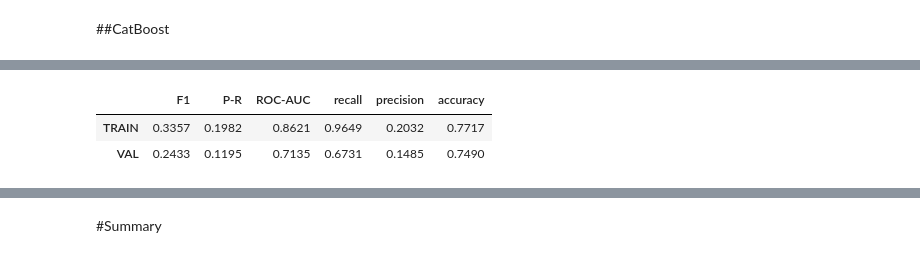
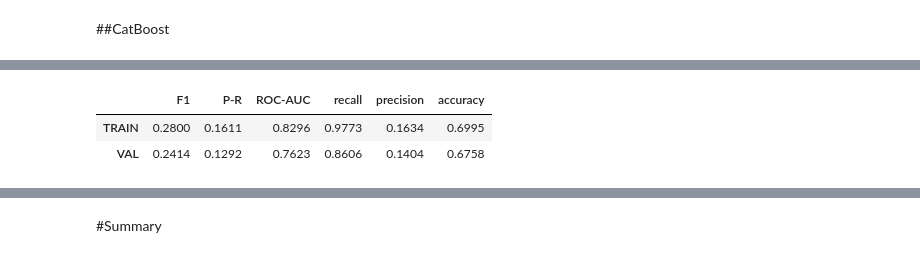
Before and after one commit to aziegert/Vehicle_Insurance_Claim_Fraud_Detection, a Jupyter notebook: Vehicle_Insurance_Claim_Fraud_Detection_v2.ipynb, the cells around one changed output, grey strips where cells are left out. Saved outputs shown, nothing was run; the diff lists cells and outputs as text; code cells hidden in the pictures.

```diff
--- a/Vehicle_Insurance_Claim_Fraud_Detection_v2.ipynb
+++ b/Vehicle_Insurance_Claim_Fraud_Detection_v2.ipynb
@@ -490,3 +512,3 @@ features_to_transform = ['Make', 'MaritalStatus', 'PolicyType']
 # %%
-for col in features_to_transform:
-  df[col] = df[col].astype('category')
+# for col in features_to_transform:
+#   df[col] = df[col].astype('category')
@@ -536,3 +525,9 @@ df_t.drop(['PolicyType_Sport - All Perils', 'PolicyType_Sport - Liability', 'Pol
+# %%
+numerical_features = ['WeekOfMonth', 'WeekOfMonthClaimed', 'Age', 'Deductible',
+                      'DriverRating', 'PoliceReportFiled', 'WitnessPresent',
+                      'Male', 'ThirdParty', 'Urban', 'AgentType_External']
+
+df_n = df[numerical_features].copy()
 # %% [markdown]
 #Metrics
 # %%
@@ -551,7 +546,7 @@ def calculate_metrics(y,y_pred):
 def get_result(model, X_train, X_val, y_train, y_val):
 
   model.fit(X_train, y_train)
-  cvs = cross_val_score(model, cv=skf, X=X1_train, y=y1_train, scoring='f1')
+  cvs = cross_val_score(model, cv=skf, X=X_train, y=y_train, scoring='f1')
 
   y_train_pred = model.predict(X_train)
   metrics_train = calculate_metrics(y_train, y_train_pred)
@@ -575,9 +570,7 @@ y1 = df['FraudFound_P']
 # %% [markdown]
 For other models
 # %%
-X2 = df.copy()
-X2.drop('FraudFound_P', axis=1, inplace=True)
-X2.drop(features_to_transform, axis=1, inplace=True)
+X2 = pd.merge(df_n, df_o, how='left', left_index=True, right_index=True)
 X2 = pd.merge(X2, df_t, how='left', left_index=True, right_index=True)
 y2 = df['FraudFound_P']
 # %% [markdown]
@@ -947,9 +765,9 @@ params_CB
 # %%
-model_CB = ctb.CatBoostClassifier(**params_CB, cat_features=cat_features, class_weights=[1, 17],
+model_CB = ctb.CatBoostClassifier(**params_CB, class_weights=[1, 17],
                                    random_seed=6, verbose=False)
-y_train_CB, y_val_CB, metrics_CB = get_result(model_CB, X1_train, X1_val, y1_train, y1_val)
+y_train_CB, y_val_CB, metrics_CB = get_result(model_CB, X2_train, X2_val, y2_train, y2_val)
 metrics_CB
 # %% [output]
 |  | F1 | P-R | ROC-AUC | recall | precision | accuracy |
-| TRAIN | 0.3357 | 0.1982 | 0.8621 | 0.9649 | 0.2032 | 0.7717 |
-| VAL | 0.2433 | 0.1195 | 0.7135 | 0.6731 | 0.1485 | 0.7490 |
+| TRAIN | 0.2800 | 0.1611 | 0.8296 | 0.9773 | 0.1634 | 0.6995 |
+| VAL | 0.2414 | 0.1292 | 0.7623 | 0.8606 | 0.1404 | 0.6758 |
```
Also changed, not shown: parts of 89 cells of this notebook.
